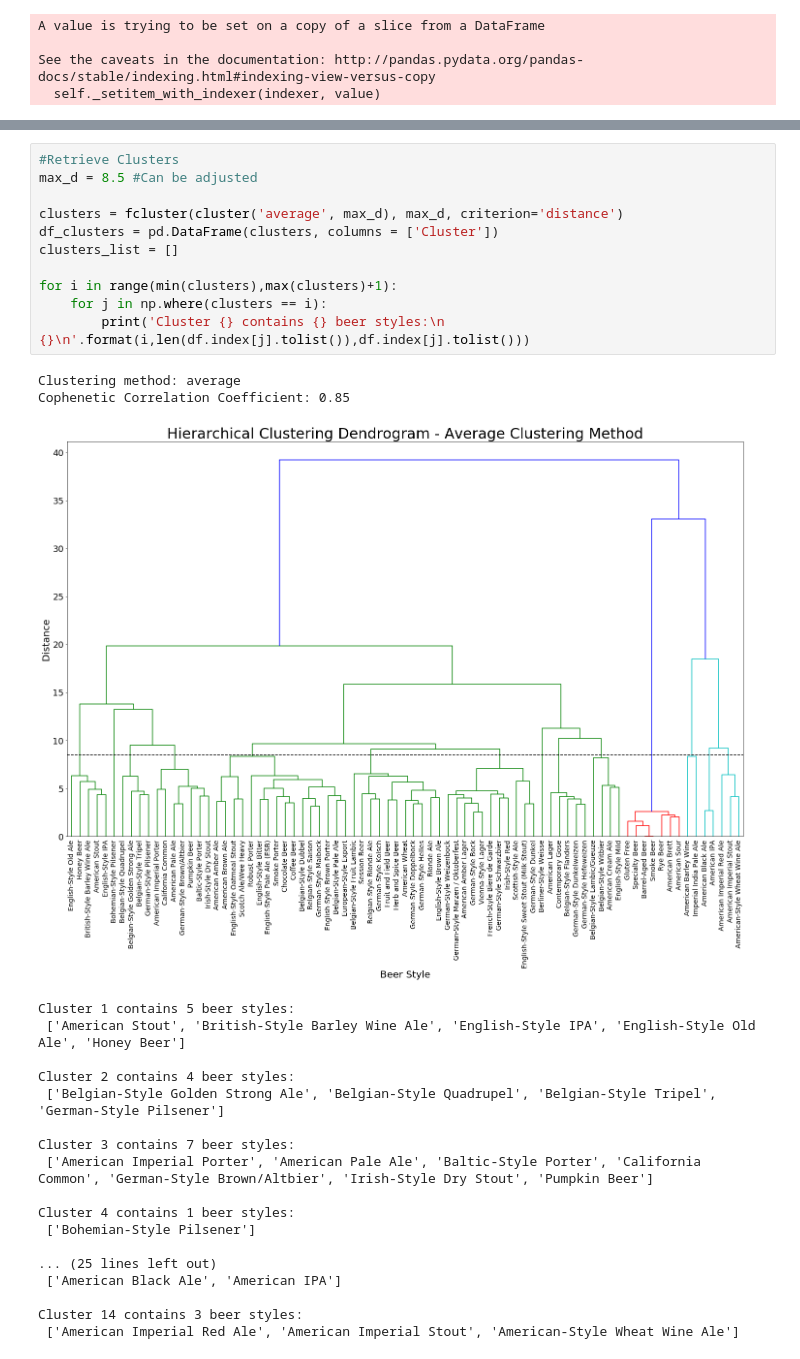
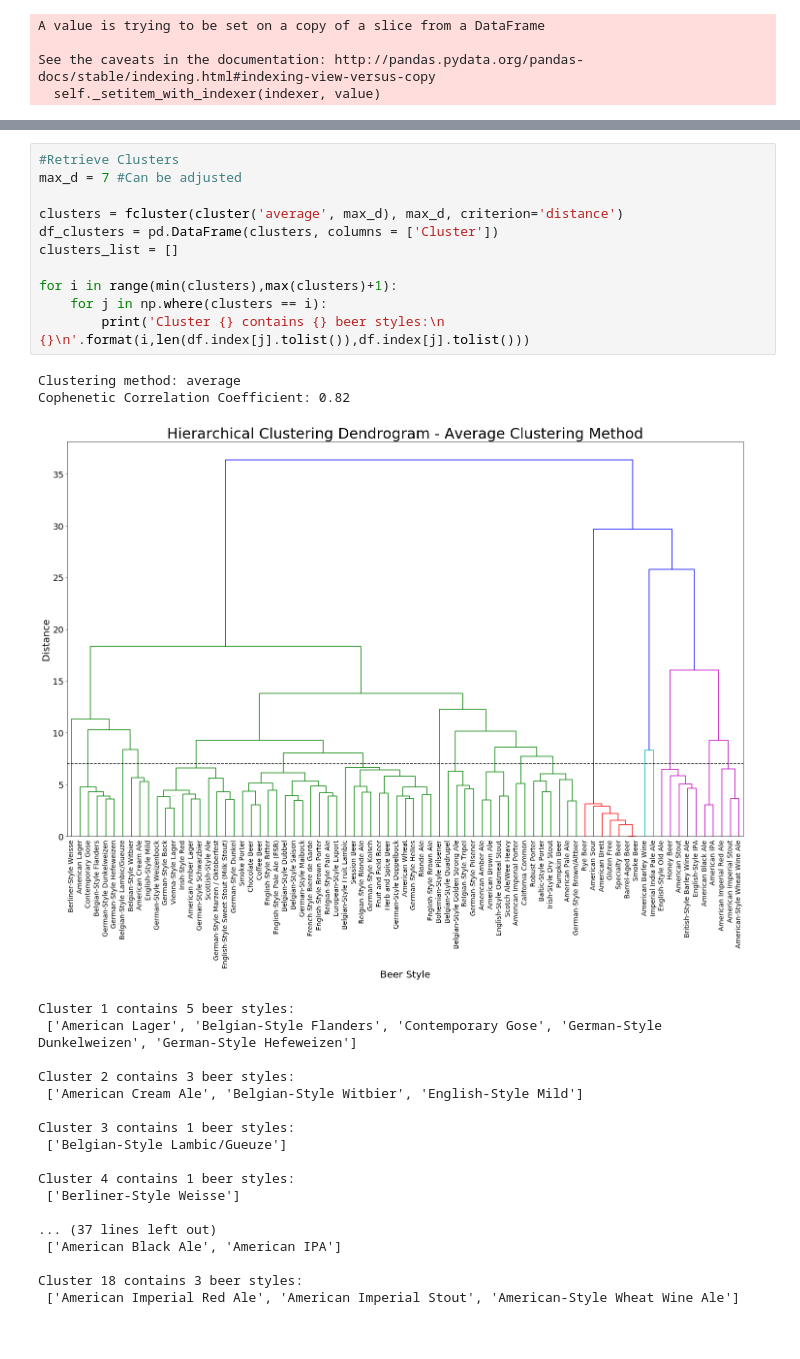
Before and after one commit to andreawwenyi/BeerClustering, a Jupyter notebook: CleanData_Final.ipynb, the cells around one changed output, grey strips where cells are left out. Drawn from its saved outputs; the diff is of its cells as text.

```diff
--- a/CleanData_Final.ipynb
+++ b/CleanData_Final.ipynb
@@ -323,32 +331,32 @@ Cophenetic Correlation Coefficient: 0.48
 # %%
 #Retrieve Clusters
-max_d = 8.5 #Can be adjusted
+max_d = 7 #Can be adjusted
 
 clusters = fcluster(cluster('average', max_d), max_d, criterion='distance')
 df_clusters = pd.DataFrame(clusters, columns = ['Cluster'])
 clusters_list = []
 
 for i in range(min(clusters),max(clusters)+1):
     for j in np.where(clusters == i):
         print('Cluster {} contains {} beer styles:\n {}\n'.format(i,len(df.index[j].tolist()),df.index[j].tolist()))
 # %% [output]
 Clustering method: average
-Cophenetic Correlation Coefficient: 0.85
+Cophenetic Correlation Coefficient: 0.82
-[figure, old version]
+[figure, new version]
 Cluster 1 contains 5 beer styles:
- ['American Stout', 'British-Style Barley Wine Ale', 'English-Style IPA', 'English-Style Old Ale', 'Honey Beer']
+ ['American Lager', 'Belgian-Style Flanders', 'Contemporary Gose', 'German-Style Dunkelweizen', 'German-Style Hefeweizen']
 
-Cluster 2 contains 4 beer styles:
- ['Belgian-Style Golden Strong Ale', 'Belgian-Style Quadrupel', 'Belgian-Style Tripel', 'German-Style Pilsener']
+Cluster 2 contains 3 beer styles:
+ ['American Cream Ale', 'Belgian-Style Witbier', 'English-Style Mild']
 
-Cluster 3 contains 7 beer styles:
- ['American Imperial Porter', 'American Pale Ale', 'Baltic-Style Porter', 'California Common', 'German-Style Brown/Altbier', 'Irish-Style Dry Stout', 'Pumpkin Beer']
+Cluster 3 contains 1 beer styles:
+ ['Belgian-Style Lambic/Gueuze']
 
 Cluster 4 contains 1 beer styles:
- ['Bohemian-Style Pilsener']
+ ['Berliner-Style Weisse']
 
-... (25 lines left out)
+... (37 lines left out)
  ['American Black Ale', 'American IPA']
 
-Cluster 14 contains 3 beer styles:
+Cluster 18 contains 3 beer styles:
  ['American Imperial Red Ale', 'American Imperial Stout', 'American-Style Wheat Wine Ale']
```
Also changed, not shown: parts of 3 cells of this notebook.
